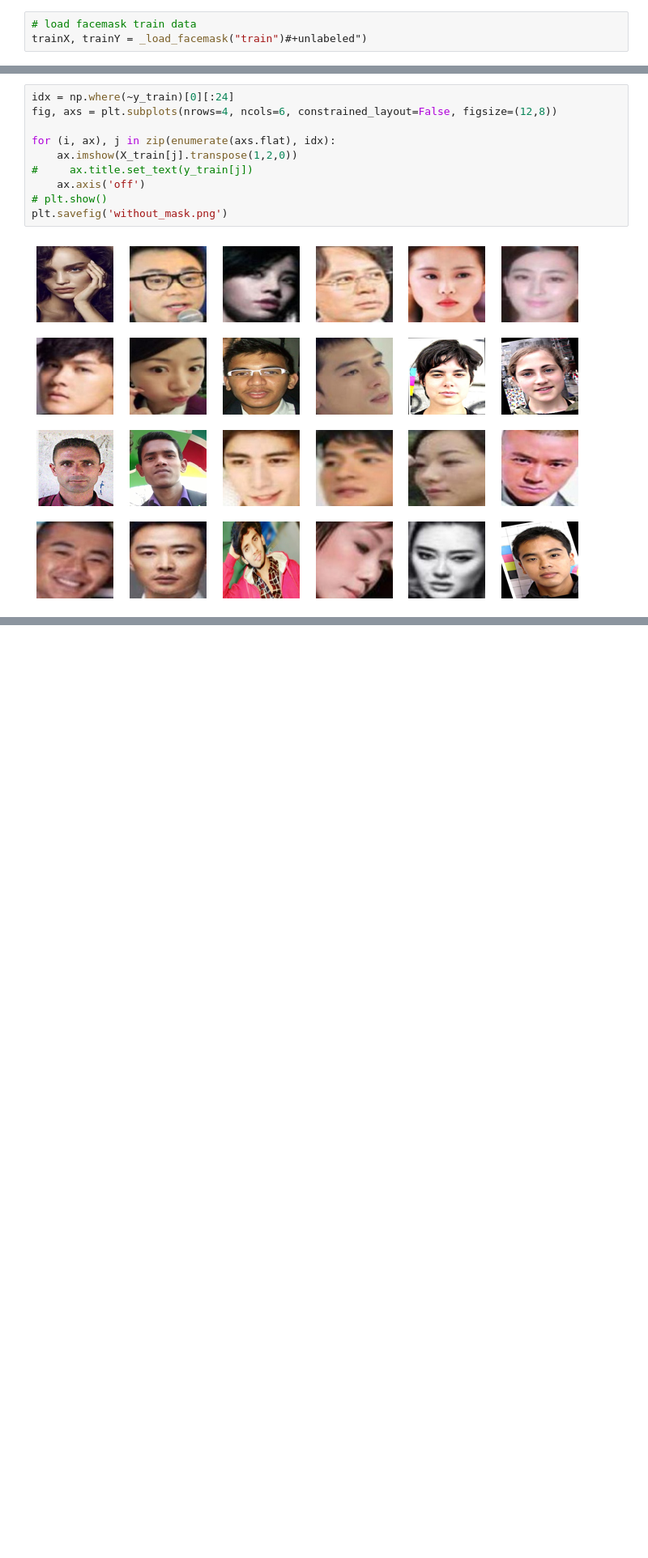
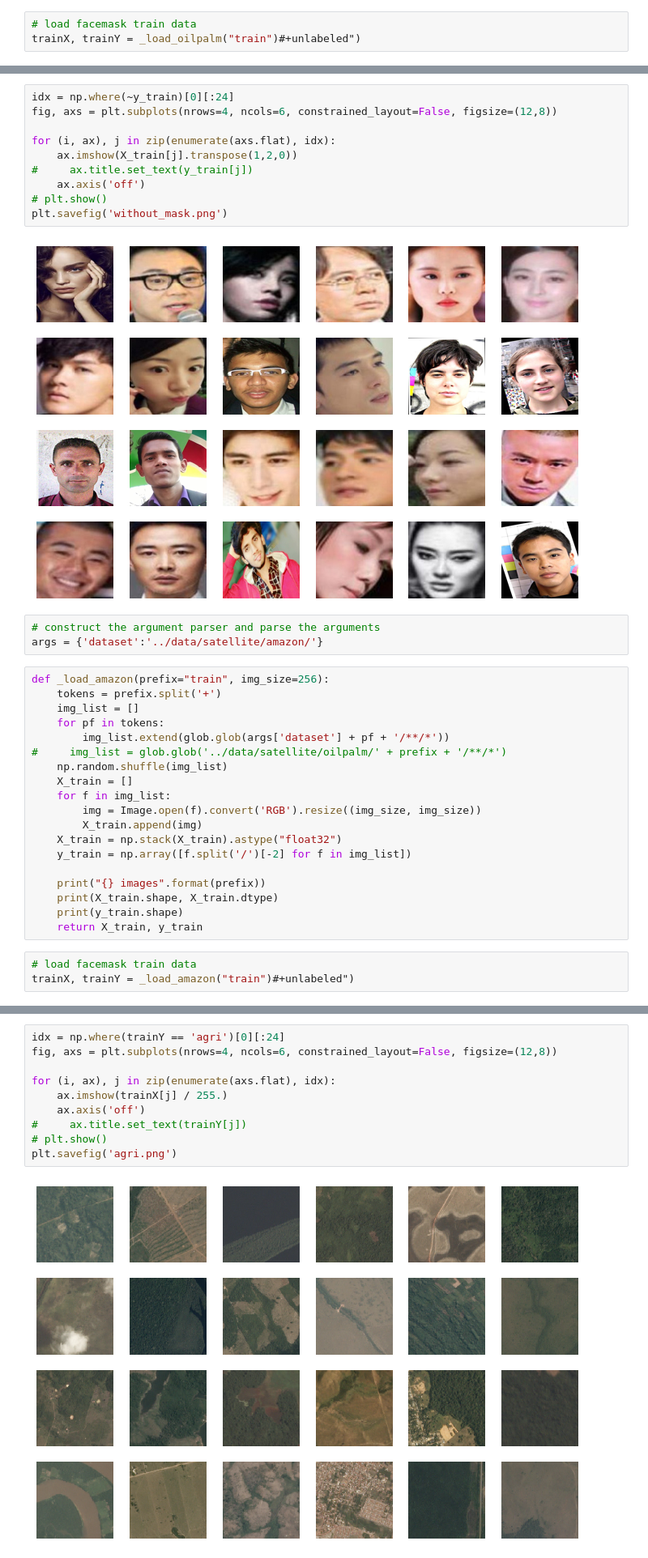
Before and after one commit to sgulyano/SimCLR, a Jupyter notebook: feature_eval/data_figure.ipynb, the cells around one changed output, grey strips where cells are left out. Shown at 81% size. Cells and saved outputs as stored; diff of their text form; blank space fills up the shorter version.

```diff
--- a/feature_eval/data_figure.ipynb
+++ b/feature_eval/data_figure.ipynb
@@ -35,7 +35,7 @@ def _load_facemask(prefix="train", img_size=96):
     return X_train, y_train
 # %%
 # load facemask train data
-trainX, trainY = _load_facemask("train")#+unlabeled")
+trainX, trainY = _load_oilpalm("train")#+unlabeled")
 # %% [output]
 train images
 (187, 96, 96, 3) float32
@@ -110,3 +110,28 @@ for (i, ax), j in zip(enumerate(axs.flat), idx):
 plt.savefig('without_mask.png')
 # %% [output]
 [figure]
+# %%
+# construct the argument parser and parse the arguments
+args = {'dataset':'../data/satellite/amazon/'}
+# %%
+def _load_amazon(prefix="train", img_size=256):
+    tokens = prefix.split('+')
+    img_list = []
+    for pf in tokens:
+        img_list.extend(glob.glob(args['dataset'] + pf + '/**/*'))
+#     img_list = glob.glob('../data/satellite/oilpalm/' + prefix + '/**/*')
+    np.random.shuffle(img_list)
+    X_train = []
+    for f in img_list:
+        img = Image.open(f).convert('RGB').resize((img_size, img_size))
+        X_train.append(img)
+    X_train = np.stack(X_train).astype("float32")
+    y_train = np.array([f.split('/')[-2] for f in img_list])
+
+    print("{} images".format(prefix))
+    print(X_train.shape, X_train.dtype)
+    print(y_train.shape)
+    return X_train, y_train
+# %%
+# load facemask train data
+trainX, trainY = _load_amazon("train")#+unlabeled")
@@ -112,0 +142,12 @@ plt.savefig('without_mask.png')
+# %%
+idx = np.where(trainY == 'agri')[0][:24]
+fig, axs = plt.subplots(nrows=4, ncols=6, constrained_layout=False, figsize=(12,8))
+
+for (i, ax), j in zip(enumerate(axs.flat), idx):
+    ax.imshow(trainX[j] / 255.)
+    ax.axis('off')
+#     ax.title.set_text(trainY[j])
+# plt.show()
+plt.savefig('agri.png')
+# %% [output]
+[figure, added]
```
Also changed, not shown: parts of 3 cells of this notebook, 22 other files.
